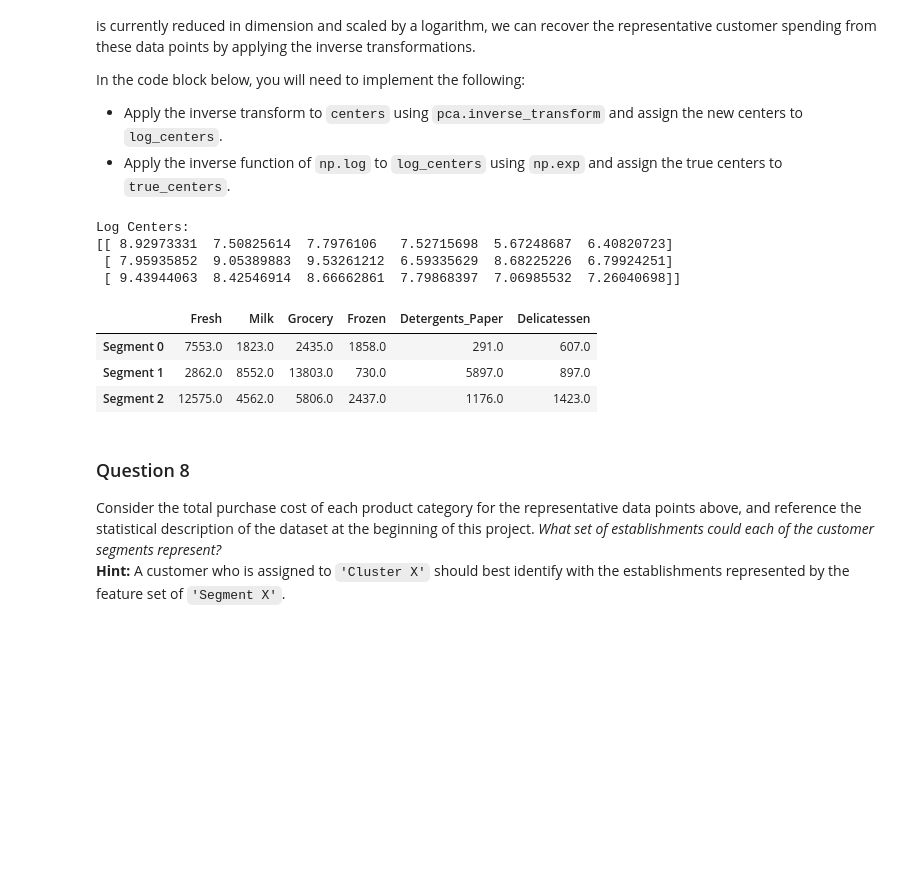
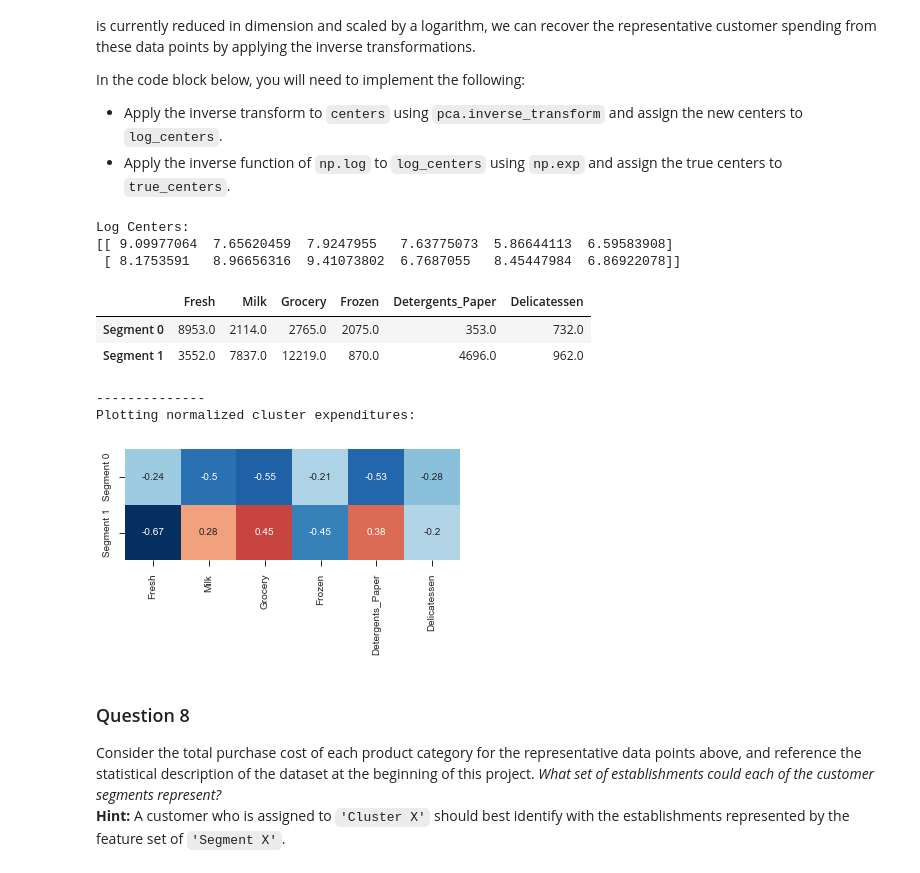
Before and after one commit to texpine/machine-learning, a Jupyter notebook: projects/customer_segments/customer_segments.ipynb, the cells around one changed output. Saved outputs shown, nothing was run; the diff lists cells and outputs as text; code cells hidden in the pictures; blank space fills up the shorter version.

```diff
--- a/projects/customer_segments/customer_segments.ipynb
+++ b/projects/customer_segments/customer_segments.ipynb
@@ -548,8 +603,6 @@ clusterer_list = []
 preds_list = []
 scores_list = []
 
-randomstate = 41231
-
 for c in n_comp_list:
     clusterer_list.append(GaussianMixture(n_components=c, random_state=randomstate))
     clusterer_list[-1].fit(reduced_data)
@@ -557,21 +610,18 @@ for c in n_comp_list:
     scores_list.append(silhouette_score(reduced_data, preds_list[-1], random_state=randomstate))
 
 best_n_comp = scores_list.index(np.max(scores_list))
-chosen_n_comp = 1
 print "-----------------"
 print "List of possible Scores: "
 print scores_list
 print "Best score: "  + str(np.max(scores_list))
-print "N-Component of Best score: " + str(scores_list.index(np.max(scores_list)))
-print "Most interesting N-Component (chosen): " + str(n_comp_list[chosen_n_comp])
-
+print "N-Component of Best score: " + str(best_n_comp)
 
 
 # TODO: Apply your clustering algorithm of choice to the reduced data
-clusterer = clusterer_list[chosen_n_comp]
+clusterer = clusterer_list[best_n_comp]
 
 # TODO: Predict the cluster for each data point
-preds = preds_list[chosen_n_comp]
+preds = preds_list[best_n_comp]
 preds_proba = clusterer.predict_proba(reduced_data)
 
 print "-----------------"
@@ -603,7 +653,7 @@ print sample_preds_proba
 
 
 # TODO: Calculate the mean silhouette coefficient for the number of clusters chosen
-score = scores_list[chosen_n_comp]
+score = scores_list[best_n_comp]
 
 print "-----------------"
 print "Silhouette score: "
@@ -653,26 +703,32 @@ In the code block below, you will need to implement the following:
 # %%
 # TODO: Inverse transform the centers
 log_centers = pca.inverse_transform(centers)
 print "Log Centers: "
 print log_centers
 
 # TODO: Exponentiate the centers
 true_centers = np.exp(log_centers)
 
 # Display the true centers
 segments = ['Segment {}'.format(i) for i in range(0,len(centers))]
 true_centers = pd.DataFrame(np.round(true_centers), columns = data.keys())
 true_centers.index = segments
 display(true_centers)
+
+print "--------------"
+print "Plotting normalized cluster expenditures:"
+sns.heatmap((true_centers-data.mean())/data.std(ddof=1), annot=True, cbar=False, square=True)
+plt.show()
 # %% [output]
 Log Centers:
-[[ 8.92973331  7.50825614  7.7976106   7.52715698  5.67248687  6.40820723]
- [ 7.95935852  9.05389883  9.53261212  6.59335629  8.68225226  6.79924251]
- [ 9.43944063  8.42546914  8.66662861  7.79868397  7.06985532  7.26040698]]
+[[ 9.09977064  7.65620459  7.9247955   7.63775073  5.86644113  6.59583908]
+ [ 8.1753591   8.96656316  9.41073802  6.7687055   8.45447984  6.86922078]]
 |  | Fresh | Milk | Grocery | Frozen | Detergents_Paper | Delicatessen |
-| Segment 0 | 7553.0 | 1823.0 | 2435.0 | 1858.0 | 291.0 | 607.0 |
-| Segment 1 | 2862.0 | 8552.0 | 13803.0 | 730.0 | 5897.0 | 897.0 |
-| Segment 2 | 12575.0 | 4562.0 | 5806.0 | 2437.0 | 1176.0 | 1423.0 |
+| Segment 0 | 8953.0 | 2114.0 | 2765.0 | 2075.0 | 353.0 | 732.0 |
+| Segment 1 | 3552.0 | 7837.0 | 12219.0 | 870.0 | 4696.0 | 962.0 |
+--------------
+Plotting normalized cluster expenditures:
+[figure, added]
 # %% [markdown]
 ### Question 8
 Consider the total purchase cost of each product category for the representative data points above, and reference the statistical description of the dataset at the beginning of this project. *What set of establishments could each of the customer segments represent?*
```
Also changed, not shown: parts of 17 cells of this notebook, 2 other files.
